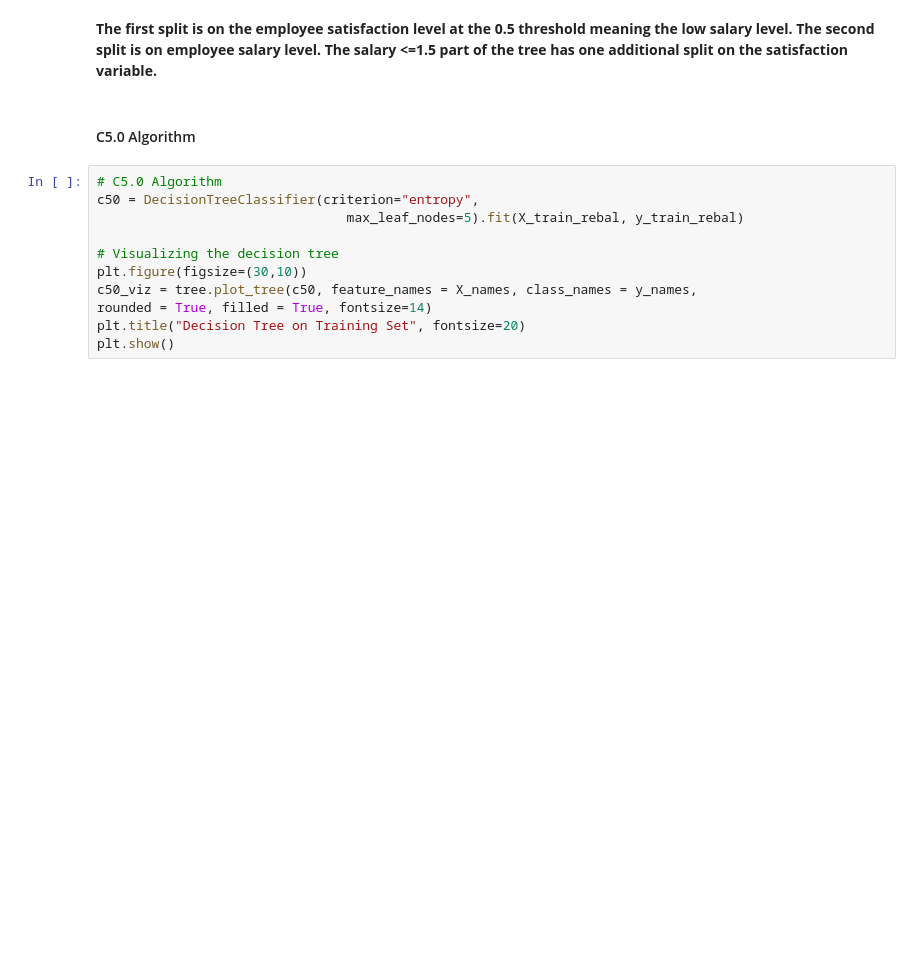
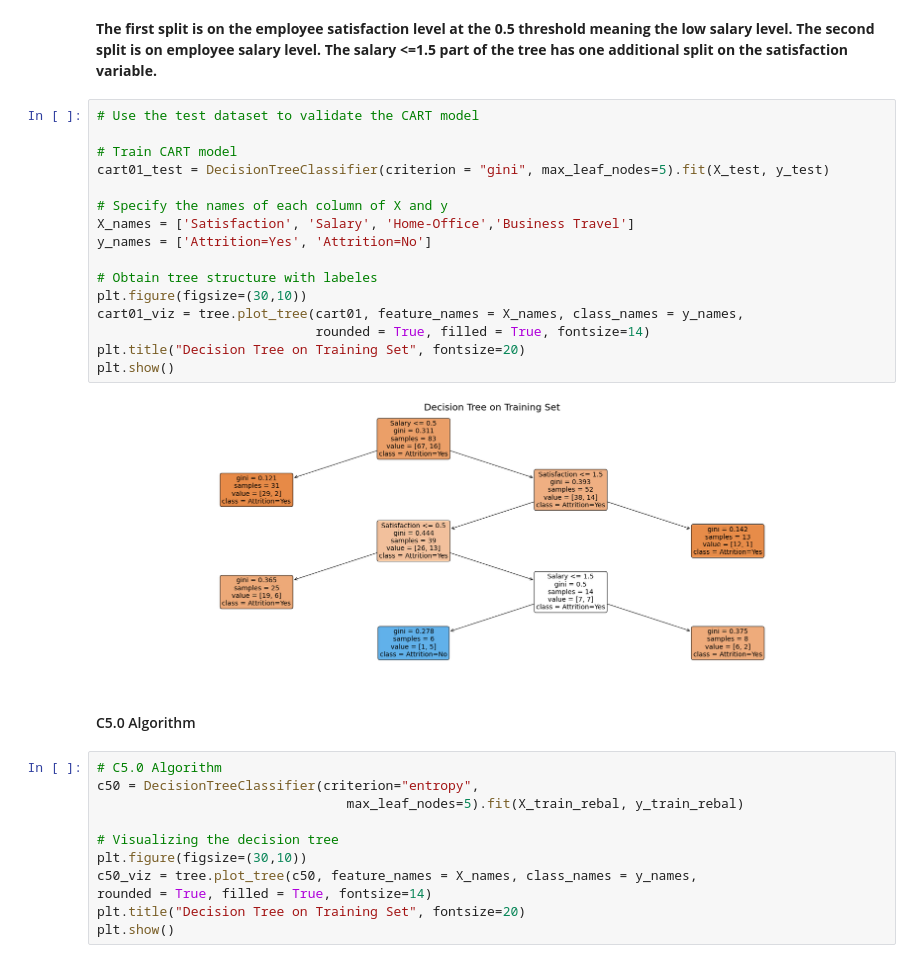
Before and after one commit to Chanlaiieng12/Predicting-Employee-Turnover, a Jupyter notebook: Team 5 Final Project.ipynb, the cells around one changed output. Saved outputs shown, nothing was run; the diff lists cells and outputs as text; blank space fills up the shorter version.

Commit message:
Update Rebalancing & RF & CART Test
Update Rebalancing & RF & CART Test

```diff
--- a/Team 5 Final Project.ipynb
+++ b/Team 5 Final Project.ipynb
@@ -328,5 +328,23 @@ plt.show()
 # %% [markdown]
 **The first split is on the employee satisfaction level at the 0.5 threshold meaning the low salary level. The second split is on employee salary level. The salary <=1.5 part of the tree has one additional split on the satisfaction variable.**
+# %%
+# Use the test dataset to validate the CART model
+
+# Train CART model
+cart01_test = DecisionTreeClassifier(criterion = "gini", max_leaf_nodes=5).fit(X_test, y_test)
+
+# Specify the names of each column of X and y
+X_names = ['Satisfaction', 'Salary', 'Home-Office','Business Travel']
+y_names = ['Attrition=Yes', 'Attrition=No']
+
+# Obtain tree structure with labeles
+plt.figure(figsize=(30,10))
+cart01_viz = tree.plot_tree(cart01, feature_names = X_names, class_names = y_names,
+                            rounded = True, filled = True, fontsize=14)
+plt.title("Decision Tree on Training Set", fontsize=20)
+plt.show()
+# %% [output]
+[figure, added]
 # %% [markdown]
 #### C5.0 Algorithm
 # %%
```
Also changed, not shown: parts of 12 cells of this notebook.
